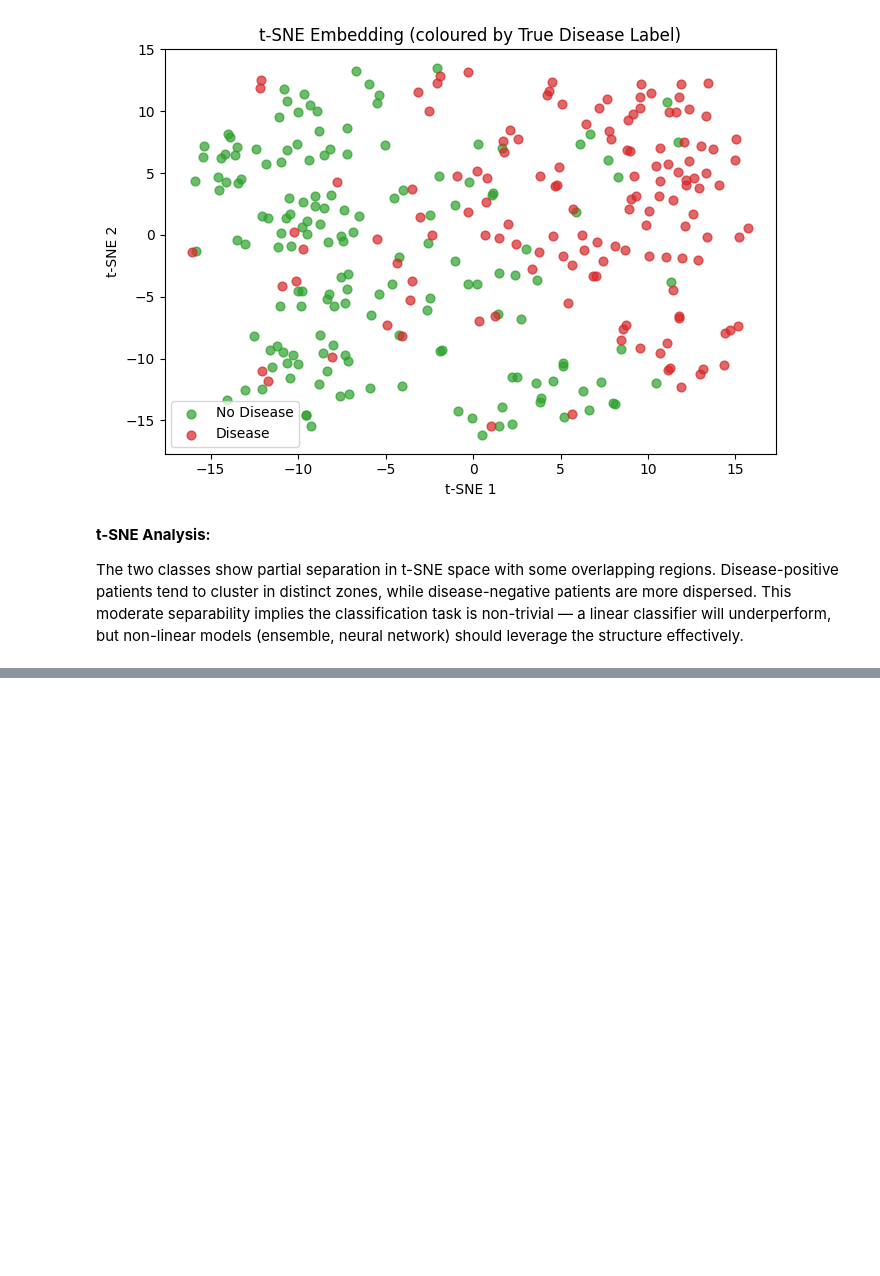
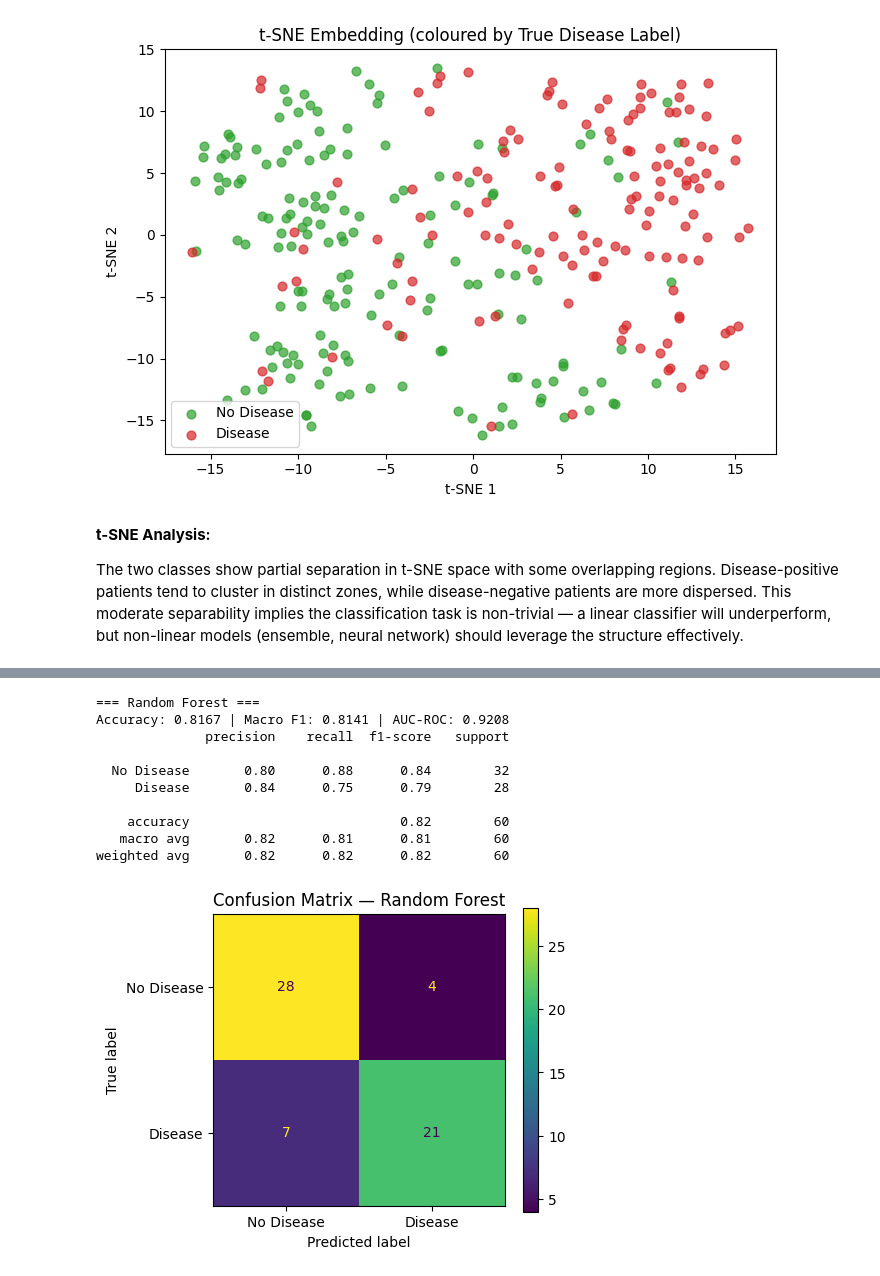
Before and after one commit to Ishmal-fa/cardioai-heart-disease-ml-pipeline, a Jupyter notebook: heart_disease_ml_pipeline.ipynb, the cells around one changed output, grey strips where cells are left out. Drawn from its saved outputs; the diff is of its cells as text; code cells hidden in the pictures; blank space fills up the shorter version.

```diff
--- a/heart_disease_ml_pipeline.ipynb
+++ b/heart_disease_ml_pipeline.ipynb
@@ -420,0 +434,16 @@ task is non-trivial — a linear classifier will underperform, but non-linear mo
+# %%
+def eval_model(model, X_te, y_te, title='Model'):
+    y_pred = model.predict(X_te)
+    y_prob = model.predict_proba(X_te)[:,1]
+    acc  = accuracy_score(y_te, y_pred)
+    auc  = roc_auc_score(y_te, y_prob)
+    f1   = f1_score(y_te, y_pred, average='macro')
+    print(f'=== {title} ===')
+    print(f'Accuracy: {acc:.4f} | Macro F1: {f1:.4f} | AUC-ROC: {auc:.4f}')
+    print(classification_report(y_te, y_pred, target_names=['No Disease','Disease']))
+    fig, ax = plt.subplots(figsize=(5,4))
+    ConfusionMatrixDisplay.from_predictions(
+        y_te, y_pred, display_labels=['No Disease','Disease'], ax=ax)
+    ax.set_title(f'Confusion Matrix — {title}')
+    plt.tight_layout(); plt.show()
+    return acc, f1, auc, y_prob
@@ -420,0 +530,14 @@ task is non-trivial — a linear classifier will underperform, but non-linear mo
+# %%
+rf_acc, rf_f1, rf_auc, rf_prob = eval_model(rf_best, X_test, y_test, 'Random Forest')
+# %% [output]
+=== Random Forest ===
+Accuracy: 0.8167 | Macro F1: 0.8141 | AUC-ROC: 0.9208
+              precision    recall  f1-score   support
+
+  No Disease       0.80      0.88      0.84        32
+     Disease       0.84      0.75      0.79        28
+
+    accuracy                           0.82        60
+   macro avg       0.82      0.81      0.81        60
+weighted avg       0.82      0.82      0.82        60
+[figure, added]
```
Also changed, not shown: parts of 9 cells of this notebook.
